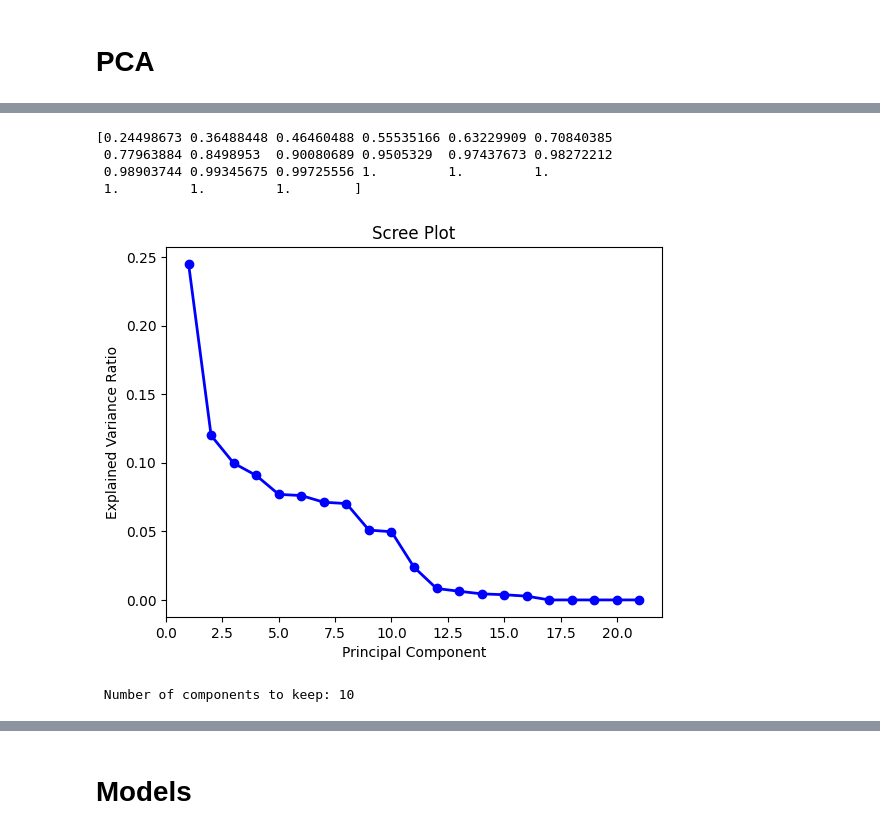
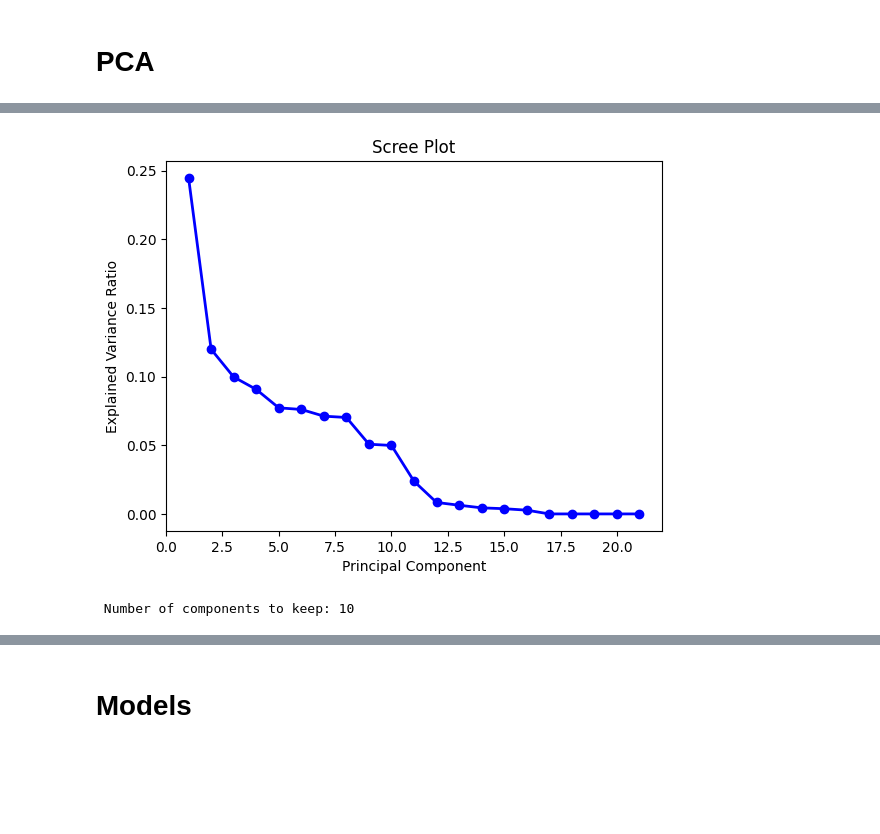
Before and after one commit to giakomorssi/Fraud-and-Delivery, a Jupyter notebook: 03_FraudDetection.ipynb, the cells around one changed output, grey strips where cells are left out. Drawn from its saved outputs; the diff is of its cells as text; code cells hidden in the pictures; blank space fills up the shorter version.

```diff
--- a/03_FraudDetection.ipynb
+++ b/03_FraudDetection.ipynb
@@ -265,36 +281,34 @@ import numpy as np
 import pandas as pd
 import matplotlib.pyplot as plt
 from sklearn.decomposition import PCA
+
+pca_train = X_train.iloc[:, 23:]
 
 # Initialize a PCA object
 pca = PCA()
 
 # Fit the PCA object to the data
 pca.fit(X_train.iloc[:, 23:])
 
 # Determine the number of components to keep
 variance_threshold = 0.95
 cumulative_variance_ratio = np.cumsum(pca.explained_variance_ratio_)
 num_components_to_keep = np.argmax(cumulative_variance_ratio >= variance_threshold) + 1
 
 # Elbow plot
 
 plt.plot(range(1, pca.n_components_ + 1), pca.explained_variance_ratio_, 'bo-', linewidth=2)
 plt.xlabel('Principal Component')
 plt.ylabel('Explained Variance Ratio')
 plt.title('Scree Plot')
 plt.show()
 
 print(f'\n Number of components to keep: {num_components_to_keep}')
 
 # Transform the data using the chosen number of components
 pca = PCA(n_components=num_components_to_keep)
 pca_train = pca.fit_transform(X_train.iloc[:, 23:])
 pca_test = pca.transform(X_test.iloc[:, 23:])
 # %% [output]
+[figure]
-[0.24498673 0.36488448 0.46460488 0.55535166 0.63229909 0.70840385
- 0.77963884 0.8498953  0.90080689 0.9505329  0.97437673 0.98272212
- 0.98903744 0.99345675 0.99725556 1.         1.         1.
- 1.         1.         1.        ]
+ Number of components to keep: 10
-[figure]
- Number of components to keep: 10
```
Also changed, not shown: parts of 11 cells of this notebook.
